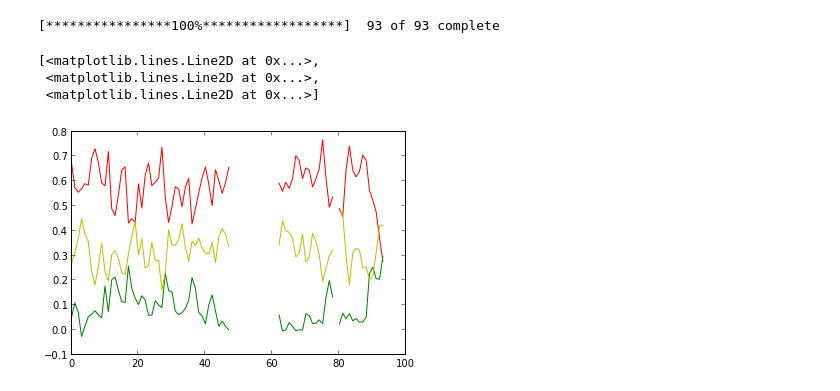
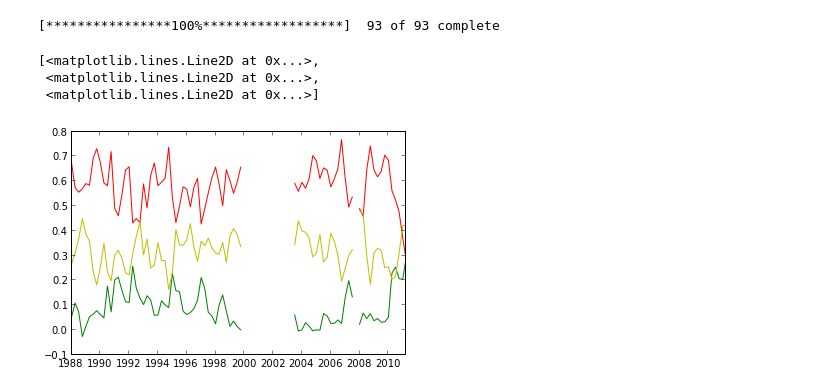
Before and after one commit to petescarth/understanding-australias-changing-ecosystems, a Jupyter notebook: projects/EarthEngine_Timeseries.ipynb, the cells around one changed output. Cells and saved outputs as stored; diff of their text form; code cells hidden in the pictures.

```diff
--- a/projects/EarthEngine_Timeseries.ipynb
+++ b/projects/EarthEngine_Timeseries.ipynb
@@ -83,6 +84,9 @@ https://earthengine.googleapis.com//api/thumb?thumbid=1dff93faa8ac9f41ddd4588c73
 seasonStart = 1
 seasonEnd = 95
 
+
+base = datetime.datetime(1988,1,1)
+dateList = [base + relativedelta(months=3*(x-1)) for x in range(seasonStart, seasonEnd)]
 
 # Connect to the field site fusion table: http://goo.gl/ui08FG
 fieldSites = ee.FeatureCollection('ft:1SBHVmJQkj-Y1Ye9Kyd5omXWm9D3BiTkk2om-8QaF')
@@ -116,14 +120,14 @@ for season in range(seasonStart,seasonEnd):
 # %%
 # Extraction Examples
 fieldArray = numpy.asarray(fieldArray)
 seasonData1 = fieldArray[fieldArray[:,0]==1]
 siteData1  = fieldArray[fieldArray[:,1]==1]
 
 
 
-pylab.plot(fieldArray[fieldArray[:,1]==1][:,2],'r')+plot(fieldArray[fieldArray[:,1]==1][:,3],'g')+plot(fieldArray[fieldArray[:,1]==1][:,4],'y')
+pylab.plot(dateList,fieldArray[fieldArray[:,1]==1][:,2],'r')+plot(dateList,fieldArray[fieldArray[:,1]==1][:,3],'g')+plot(dateList,fieldArray[fieldArray[:,1]==1][:,4],'y')
 # %% [output]
 [<matplotlib.lines.Line2D at 0x...>,
  <matplotlib.lines.Line2D at 0x...>,
  <matplotlib.lines.Line2D at 0x...>]
-[figure, old version]
+[figure, new version]
```
Also changed, not shown: parts of 3 cells of this notebook.
